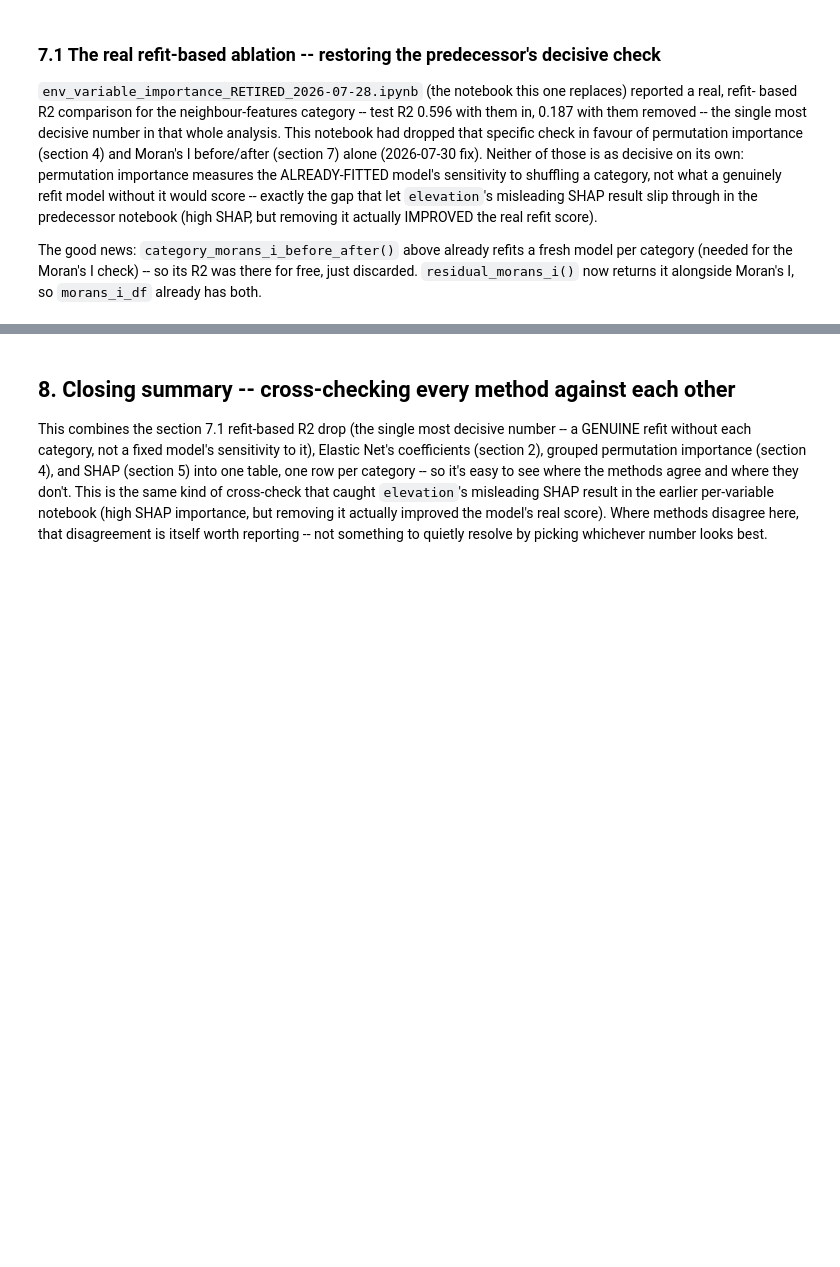
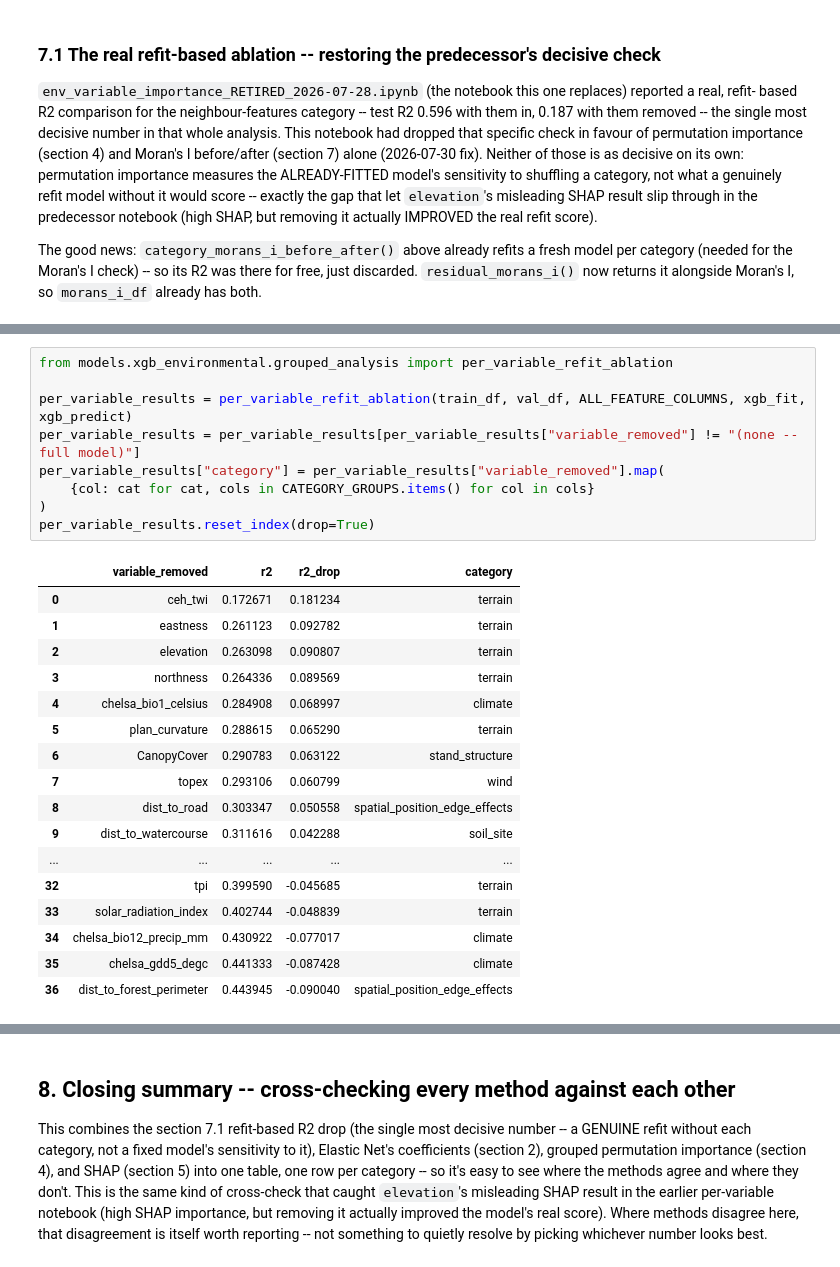
Before and after one commit to shreeyagorasia/forest_diss, a Jupyter notebook: notebooks/environmental_data/grouped_category_importance.ipynb, the cells around one changed output, grey strips where cells are left out. Cells and saved outputs as stored; diff of their text form; blank space fills up the shorter version.

```diff
--- a/notebooks/environmental_data/grouped_category_importance.ipynb
+++ b/notebooks/environmental_data/grouped_category_importance.ipynb
@@ -561,0 +597,27 @@ Full model (4survey, val): R2=0.691
+# %%
+from models.xgb_environmental.grouped_analysis import per_variable_refit_ablation
+
+per_variable_results = per_variable_refit_ablation(train_df, val_df, ALL_FEATURE_COLUMNS, xgb_fit, xgb_predict)
+per_variable_results = per_variable_results[per_variable_results["variable_removed"] != "(none -- full model)"]
+per_variable_results["category"] = per_variable_results["variable_removed"].map(
+    {col: cat for cat, cols in CATEGORY_GROUPS.items() for col in cols}
+)
+per_variable_results.reset_index(drop=True)
+# %% [output]
+|  | variable_removed | r2 | r2_drop | category |
+| 0 | ceh_twi | 0.172671 | 0.181234 | terrain |
+| 1 | eastness | 0.261123 | 0.092782 | terrain |
+| 2 | elevation | 0.263098 | 0.090807 | terrain |
+| 3 | northness | 0.264336 | 0.089569 | terrain |
+| 4 | chelsa_bio1_celsius | 0.284908 | 0.068997 | climate |
+| 5 | plan_curvature | 0.288615 | 0.065290 | terrain |
+| 6 | CanopyCover | 0.290783 | 0.063122 | stand_structure |
+| 7 | topex | 0.293106 | 0.060799 | wind |
+| 8 | dist_to_road | 0.303347 | 0.050558 | spatial_position_edge_effects |
+| 9 | dist_to_watercourse | 0.311616 | 0.042288 | soil_site |
+| ... | ... | ... | ... | ... |
+| 32 | tpi | 0.399590 | -0.045685 | terrain |
+| 33 | solar_radiation_index | 0.402744 | -0.048839 | terrain |
+| 34 | chelsa_bio12_precip_mm | 0.430922 | -0.077017 | climate |
+| 35 | chelsa_gdd5_degc | 0.441333 | -0.087428 | climate |
+| 36 | dist_to_forest_perimeter | 0.443945 | -0.090040 | spatial_position_edge_effects |
```
Also changed, not shown: parts of 22 cells of this notebook, 29 other files.
